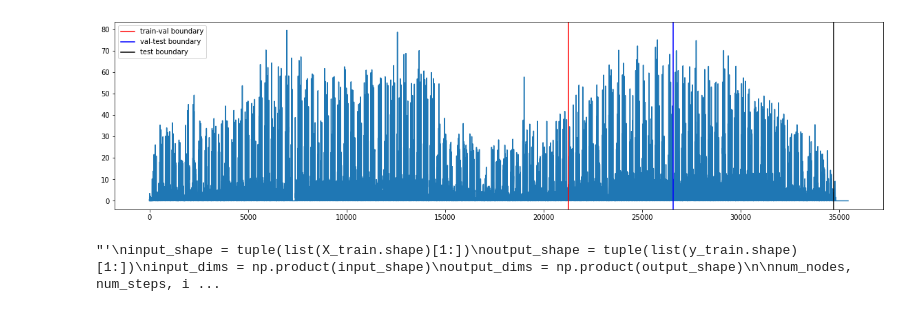
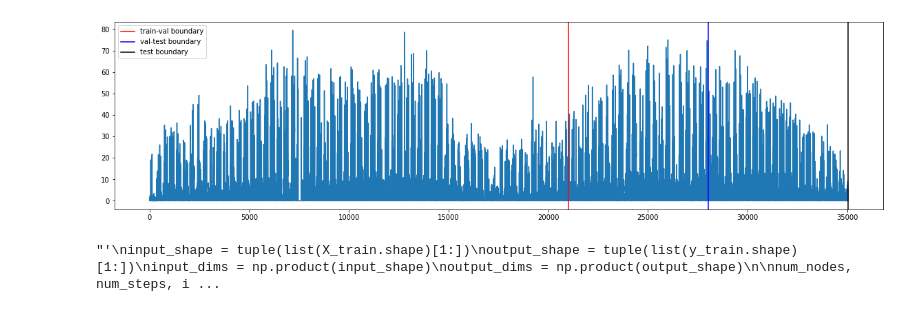
Before and after one commit to vursekar/time-adaptive-gnn, a Jupyter notebook: bike_share/final_data_processing.ipynb, the cells around one changed output. Cells and saved outputs as stored; diff of their text form; code cells hidden in the pictures.

```diff
--- a/bike_share/final_data_processing.ipynb
+++ b/bike_share/final_data_processing.ipynb
@@ -35,7 +38,7 @@ Smoothing filter =  [0.01321289 0.26538793 0.72139918]
 data_final = {}
 
 window_length = 10
-train_pct, valid_pct, test_pct = 0.6, 0.75, 0.98
+train_pct, valid_pct, test_pct = 0.6, 0.8, 1.0
 drop_y_time = True
 
 X, y = make_windows(X_raw, window_length=window_length)
@@ -44,34 +47,34 @@ if drop_y_time:
     y = y[:,:,:,:2]
 
 NUM_SAMPLES = len(X)
 TRAIN_SAMPLES = int(train_pct*NUM_SAMPLES)
 VALID_SAMPLES = int(valid_pct*NUM_SAMPLES)
 TEST_SAMPLES = int(test_pct*NUM_SAMPLES)
 
 plt.figure(figsize=(20,5))
 plt.plot(X_raw[0,:,0])
 plt.axvline(TRAIN_SAMPLES, color='r',label='train-val boundary')
 plt.axvline(VALID_SAMPLES, color='blue',label='val-test boundary')
 plt.axvline(TEST_SAMPLES, color='k',label='test boundary')
 plt.legend()
 plt.show()
 
 
 data_final["X_train"], data_final["y_train"] = X[:TRAIN_SAMPLES], y[:TRAIN_SAMPLES]
 data_final["X_val"], data_final["y_val"] = X[TRAIN_SAMPLES:VALID_SAMPLES], y[TRAIN_SAMPLES:VALID_SAMPLES]
 data_final["X_test"], data_final["y_test"] = X[VALID_SAMPLES:TEST_SAMPLES], y[VALID_SAMPLES:TEST_SAMPLES]
 
 ''''
 input_shape = tuple(list(X_train.shape)[1:])
 output_shape = tuple(list(y_train.shape)[1:])
 input_dims = np.product(input_shape)
 output_dims = np.product(output_shape)
 
 num_nodes, num_steps, input_features = input_shape
 _, _, output_features = output_shape
 '''
 # %% [output]
-[figure, old version]
+[figure, new version]
 "'\ninput_shape = tuple(list(X_train.shape)[1:])\noutput_shape = tuple(list(y_train.shape)[1:])\ninput_dims = np.product(input_shape)\noutput_dims = np.product(output_shape)\n\nnum_nodes, num_steps, i ...
 # %%
 # EXAMPLE PLOT
```
Also changed, not shown: parts of 3 cells of this notebook, 2 other files.
